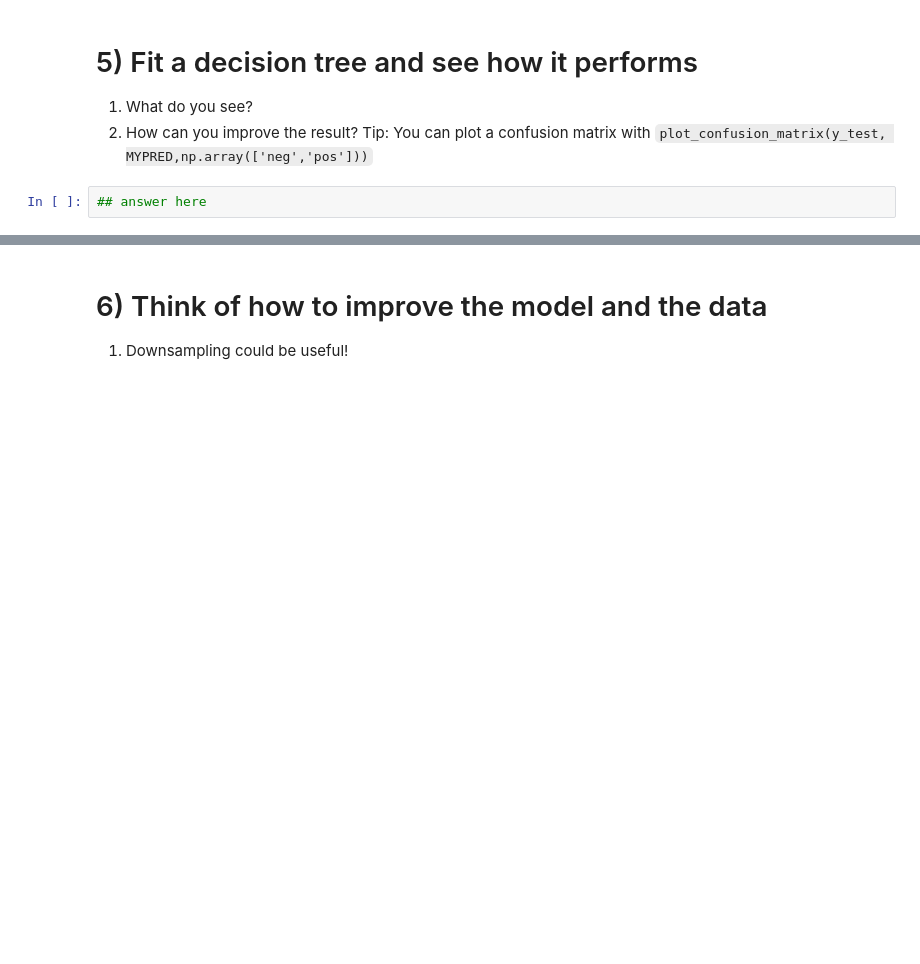
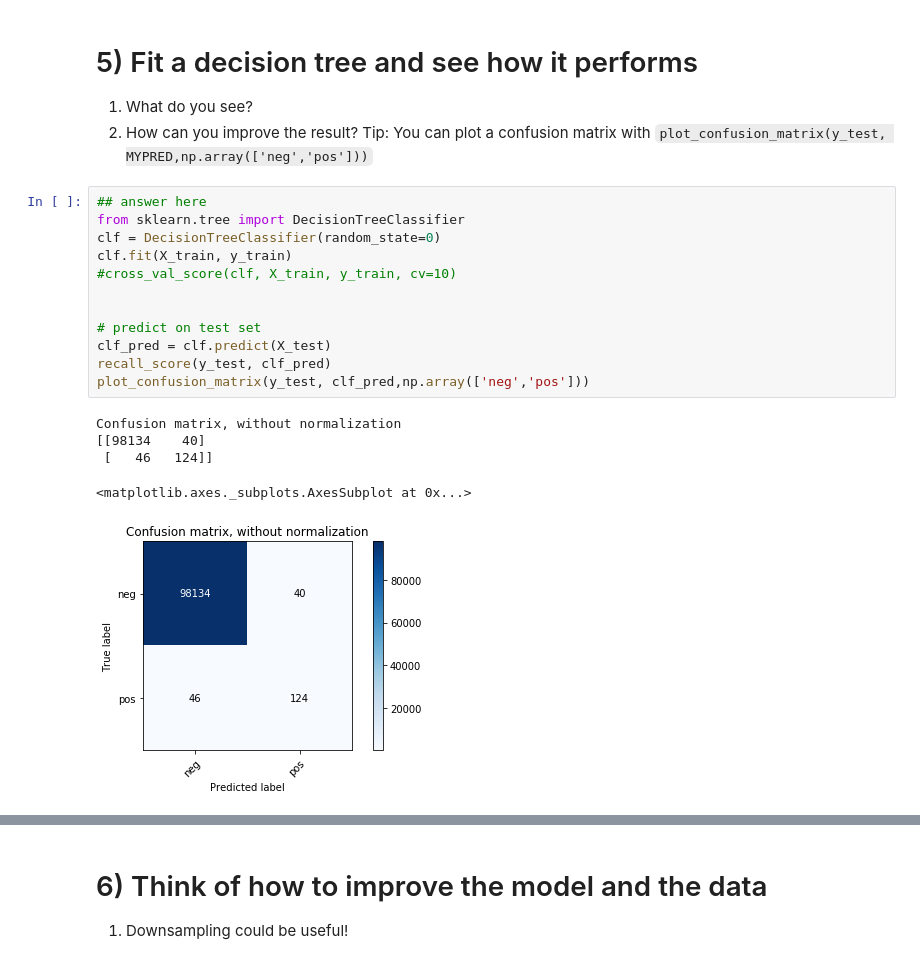
Before and after one commit to RotterdamAI/Ada-s-AI-Bootcamp, a Jupyter notebook: Machine_Learning_Week_2/02-Decision-Trees.ipynb, the cells around one changed output, grey strips where cells are left out. Cells and saved outputs as stored; diff of their text form; blank space fills up the shorter version.

```diff
--- a/Machine_Learning_Week_2/02-Decision-Trees.ipynb
+++ b/Machine_Learning_Week_2/02-Decision-Trees.ipynb
@@ -170,5 +245,21 @@ Tip: You can plot a confusion matrix with
 2. How can you improve the result?
 Tip: You can plot a confusion matrix with
     `plot_confusion_matrix(y_test, MYPRED,np.array(['neg','pos']))`
-# %%
-## answer here
+# %%
+## answer here
+from sklearn.tree import DecisionTreeClassifier
+clf = DecisionTreeClassifier(random_state=0)
+clf.fit(X_train, y_train)
+#cross_val_score(clf, X_train, y_train, cv=10)
+
+
+# predict on test set
+clf_pred = clf.predict(X_test)
+recall_score(y_test, clf_pred)
+plot_confusion_matrix(y_test, clf_pred,np.array(['neg','pos']))
+# %% [output]
+Confusion matrix, without normalization
+[[98134    40]
+ [   46   124]]
+<matplotlib.axes._subplots.AxesSubplot at 0x...>
+[figure, added]
```
Also changed, not shown: parts of 20 cells of this notebook.
